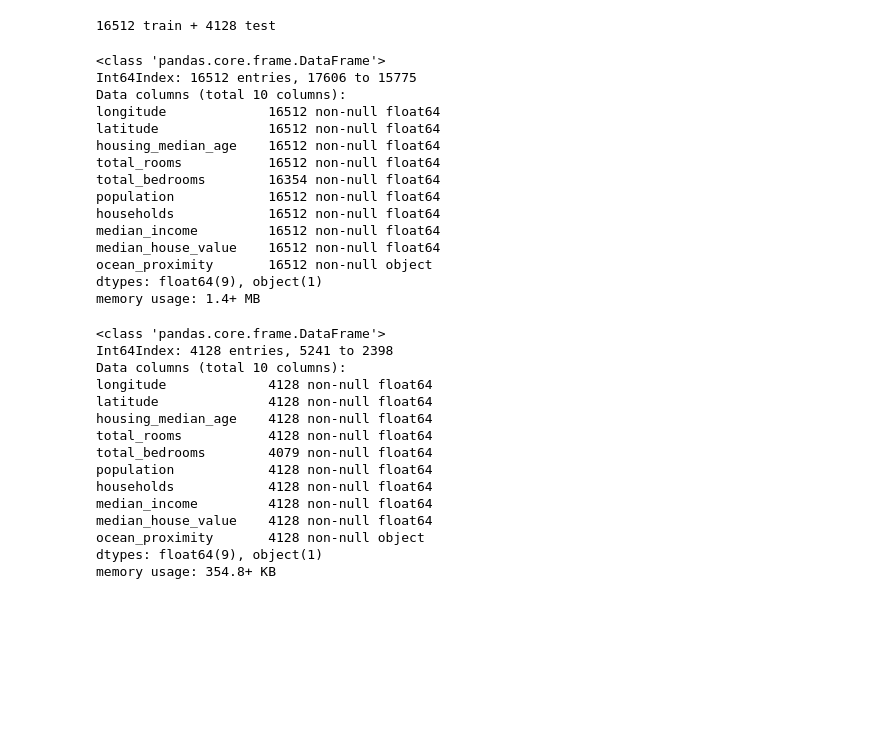
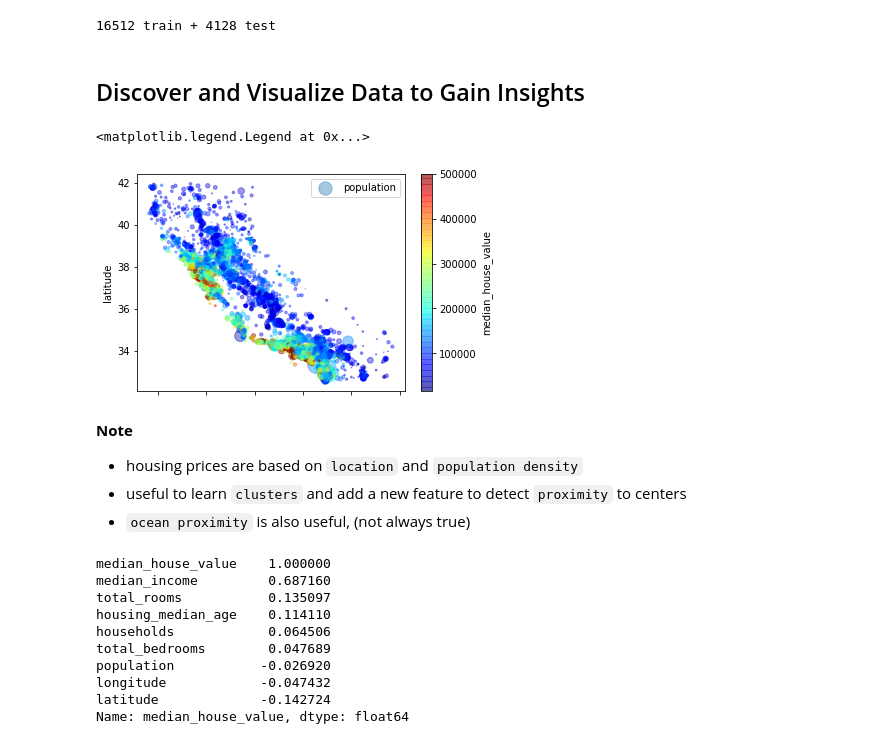
Before and after one commit to jungwook-lee/hands-on-ml, a Jupyter notebook: hands-on-ml/chpt_1/Get the Data.ipynb, the cells around one changed output. Saved outputs shown, nothing was run; the diff lists cells and outputs as text; code cells hidden in the pictures; blank space fills up the shorter version.

Commit message:
Add data exploration from chapter 1

```diff
--- a/hands-on-ml/chpt_1/Get the Data.ipynb
+++ b/hands-on-ml/chpt_1/Get the Data.ipynb
@@ -110,39 +110,34 @@ for train_index, test_index in split.split(housing, housing["income_cat"]):
 # Remove income_cat attribute since we are done processing
 for set in (strat_train_set, strat_test_set):
     set.drop(["income_cat"], axis=1, inplace=True)
-# %%
-strat_train_set.info()
-# %% [output]
-<class 'pandas.core.frame.DataFrame'>
-Int64Index: 16512 entries, 17606 to 15775
-Data columns (total 10 columns):
-longitude             16512 non-null float64
-latitude              16512 non-null float64
-housing_median_age    16512 non-null float64
-total_rooms           16512 non-null float64
-total_bedrooms        16354 non-null float64
-population            16512 non-null float64
-households            16512 non-null float64
-median_income         16512 non-null float64
-median_house_value    16512 non-null float64
-ocean_proximity       16512 non-null object
-dtypes: float64(9), object(1)
-memory usage: 1.4+ MB
-# %%
-strat_test_set.info()
-# %% [output]
-<class 'pandas.core.frame.DataFrame'>
-Int64Index: 4128 entries, 5241 to 2398
-Data columns (total 10 columns):
-longitude             4128 non-null float64
-latitude              4128 non-null float64
-housing_median_age    4128 non-null float64
-total_rooms           4128 non-null float64
-total_bedrooms        4079 non-null float64
-population            4128 non-null float64
-households            4128 non-null float64
-median_income         4128 non-null float64
-median_house_value    4128 non-null float64
-ocean_proximity       4128 non-null object
-dtypes: float64(9), object(1)
-memory usage: 354.8+ KB
+# %% [markdown]
+## Discover and Visualize Data to Gain Insights
+# %%
+housing = strat_train_set.copy()
+housing.plot(kind="scatter", x="longitude", y="latitude", alpha=0.4,
+            s=housing["population"]/100, label="population",
+            c="median_house_value", cmap=plt.get_cmap("jet"), colorbar=True,
+)
+plt.legend()
+# %% [output]
+<matplotlib.legend.Legend at 0x...>
+[figure, added]
+# %% [markdown]
+**Note**
+- housing prices are based on `location` and `population density`
+- useful to learn `clusters` and add a new feature to detect `proximity` to centers
+- `ocean proximity` is also useful, (not always true)
+# %%
+corr_matrix = housing.corr()
+corr_matrix["median_house_value"].sort_values(ascending=False)
+# %% [output]
+median_house_value    1.000000
+median_income         0.687160
+total_rooms           0.135097
+housing_median_age    0.114110
+households            0.064506
+total_bedrooms        0.047689
+population           -0.026920
+longitude            -0.047432
+latitude             -0.142724
+Name: median_house_value, dtype: float64
```
Also changed, not shown: parts of 7 cells of this notebook.
